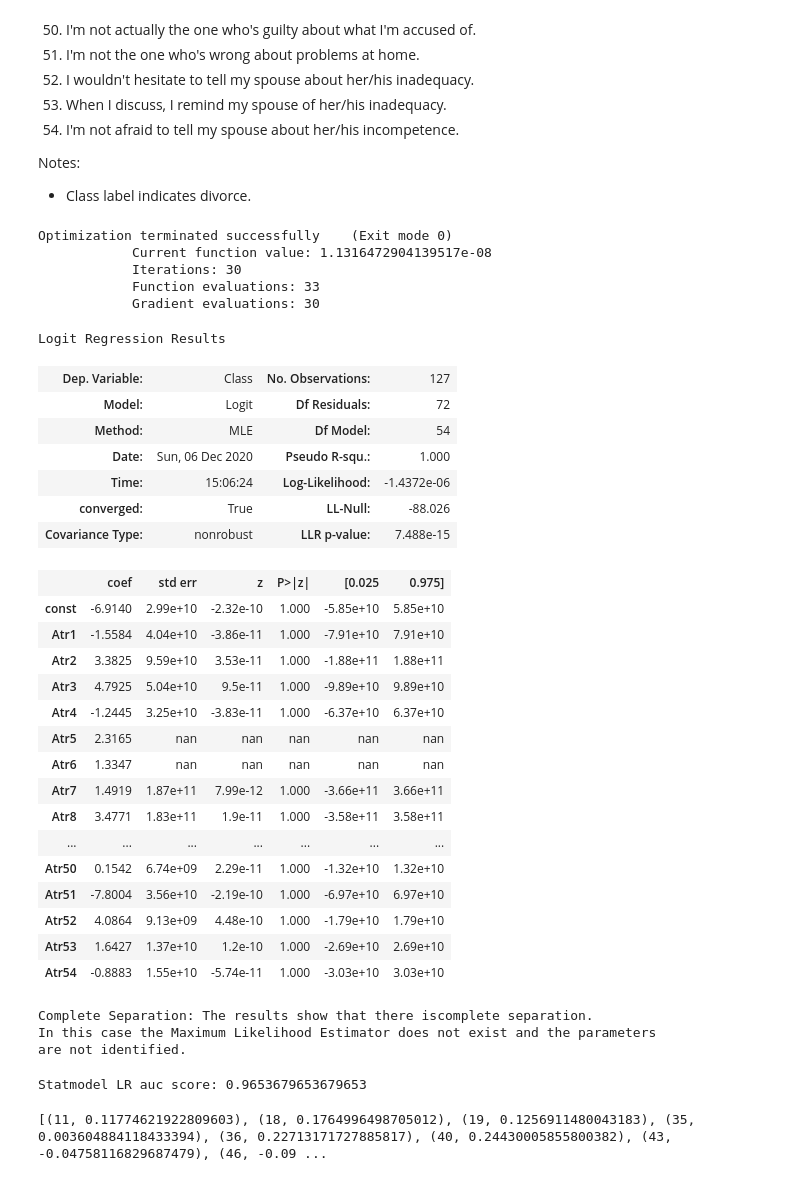
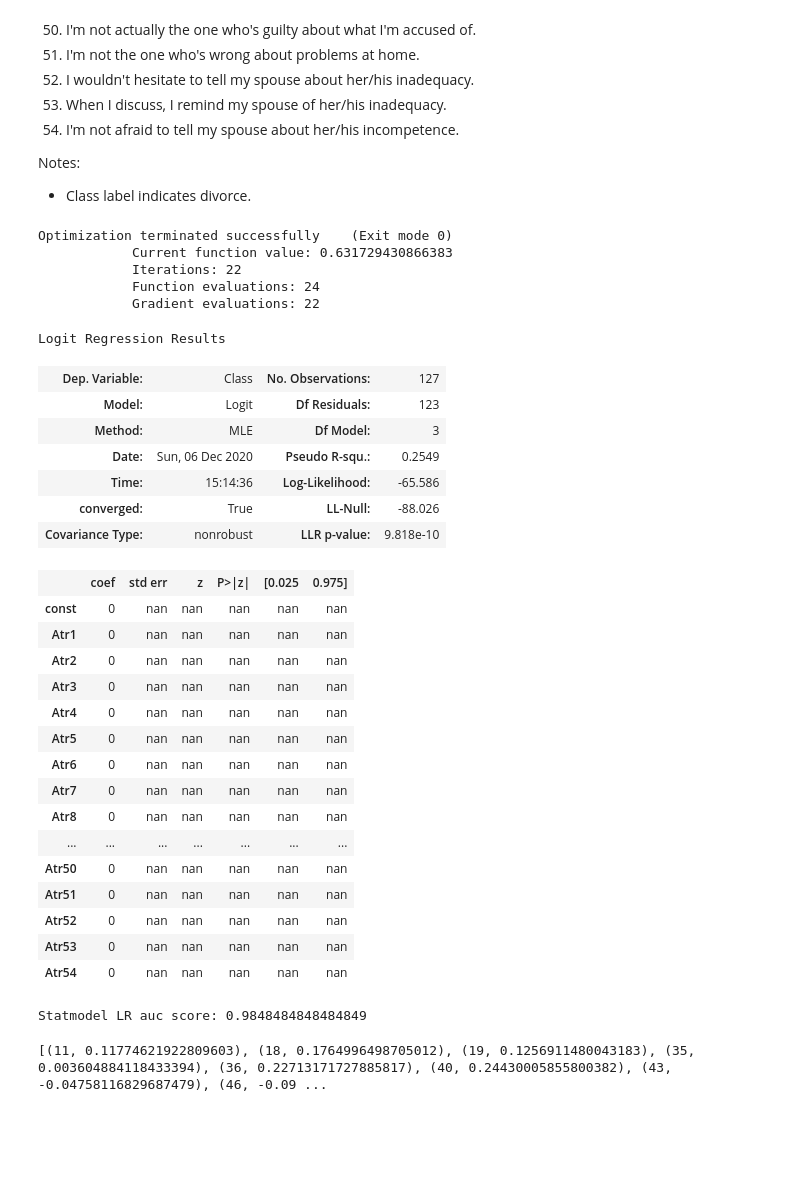
Before and after one commit to soniakhilesh/divorceanalytics, a Jupyter notebook: predict.ipynb, the cells around one changed output. Saved outputs shown, nothing was run; the diff lists cells and outputs as text; code cells hidden in the pictures; blank space fills up the shorter version.

Commit message:
STatmodel l1-not sure

```diff
--- a/predict.ipynb
+++ b/predict.ipynb
@@ -85,50 +85,47 @@ X_train, X_test, y_train, y_test = train_test_split(X, y, random_state=0,shuffle
 # %%
 # akhilesh: use statmodel to fit
 import statsmodels.api as sm
 model = sm.Logit(y_train, sm.add_constant(X_train)) #Define the model; sm.add_constant(X) adds an intercept term to the model
 # result = model.fit(maxiter=100,method='ncg') #Fit the model
-result = model.fit_regularized(maxiter=100,method='l1') #Fit the model
+result = model.fit_regularized(maxiter=100,method='l1',alpha=50) #Fit the model
 result.summary() #Print summary
 # %% [output]
 Optimization terminated successfully    (Exit mode 0)
-            Current function value: 1.1316472904139517e-08
-            Iterations: 30
-            Function evaluations: 33
-            Gradient evaluations: 30
+            Current function value: 0.631729430866383
+            Iterations: 22
+            Function evaluations: 24
+            Gradient evaluations: 22
 Logit Regression Results
 | Dep. Variable: | Class | No. Observations: | 127 |
-| Model: | Logit | Df Residuals: | 72 |
-| Method: | MLE | Df Model: | 54 |
-| Date: | Sun, 06 Dec 2020 | Pseudo R-squ.: | 1.000 |
-| Time: | 15:06:24 | Log-Likelihood: | -1.4372e-06 |
+| Model: | Logit | Df Residuals: | 123 |
+| Method: | MLE | Df Model: | 3 |
+| Date: | Sun, 06 Dec 2020 | Pseudo R-squ.: | 0.2549 |
+| Time: | 15:14:36 | Log-Likelihood: | -65.586 |
 | converged: | True | LL-Null: | -88.026 |
-| Covariance Type: | nonrobust | LLR p-value: | 7.488e-15 |
+| Covariance Type: | nonrobust | LLR p-value: | 9.818e-10 |
 |  | coef | std err | z | P>|z| | [0.025 | 0.975] |
-| const | -6.9140 | 2.99e+10 | -2.32e-10 | 1.000 | -5.85e+10 | 5.85e+10 |
-| Atr1 | -1.5584 | 4.04e+10 | -3.86e-11 | 1.000 | -7.91e+10 | 7.91e+10 |
-| Atr2 | 3.3825 | 9.59e+10 | 3.53e-11 | 1.000 | -1.88e+11 | 1.88e+11 |
-| Atr3 | 4.7925 | 5.04e+10 | 9.5e-11 | 1.000 | -9.89e+10 | 9.89e+10 |
-| Atr4 | -1.2445 | 3.25e+10 | -3.83e-11 | 1.000 | -6.37e+10 | 6.37e+10 |
-| Atr5 | 2.3165 | nan | nan | nan | nan | nan |
-| Atr6 | 1.3347 | nan | nan | nan | nan | nan |
-| Atr7 | 1.4919 | 1.87e+11 | 7.99e-12 | 1.000 | -3.66e+11 | 3.66e+11 |
-| Atr8 | 3.4771 | 1.83e+11 | 1.9e-11 | 1.000 | -3.58e+11 | 3.58e+11 |
+| const | 0 | nan | nan | nan | nan | nan |
+| Atr1 | 0 | nan | nan | nan | nan | nan |
+| Atr2 | 0 | nan | nan | nan | nan | nan |
+| Atr3 | 0 | nan | nan | nan | nan | nan |
+| Atr4 | 0 | nan | nan | nan | nan | nan |
+| Atr5 | 0 | nan | nan | nan | nan | nan |
+| Atr6 | 0 | nan | nan | nan | nan | nan |
+| Atr7 | 0 | nan | nan | nan | nan | nan |
+| Atr8 | 0 | nan | nan | nan | nan | nan |
 | ... | ... | ... | ... | ... | ... | ... |
-| Atr50 | 0.1542 | 6.74e+09 | 2.29e-11 | 1.000 | -1.32e+10 | 1.32e+10 |
-| Atr51 | -7.8004 | 3.56e+10 | -2.19e-10 | 1.000 | -6.97e+10 | 6.97e+10 |
-| Atr52 | 4.0864 | 9.13e+09 | 4.48e-10 | 1.000 | -1.79e+10 | 1.79e+10 |
-| Atr53 | 1.6427 | 1.37e+10 | 1.2e-10 | 1.000 | -2.69e+10 | 2.69e+10 |
-| Atr54 | -0.8883 | 1.55e+10 | -5.74e-11 | 1.000 | -3.03e+10 | 3.03e+10 |
+| Atr50 | 0 | nan | nan | nan | nan | nan |
+| Atr51 | 0 | nan | nan | nan | nan | nan |
+| Atr52 | 0 | nan | nan | nan | nan | nan |
+| Atr53 | 0 | nan | nan | nan | nan | nan |
+| Atr54 | 0 | nan | nan | nan | nan | nan |
-Complete Separation: The results show that there iscomplete separation.
-In this case the Maximum Likelihood Estimator does not exist and the parameters
-are not identified.
 # %%
 y_predict = model.predict(result.params,sm.add_constant(X_test))
 # calculate accuracy scores
 roc_auc= roc_auc_score(y_test, y_predict)
 print("Statmodel LR auc score:", roc_auc)
 # %% [output]
-Statmodel LR auc score: 0.9653679653679653
+Statmodel LR auc score: 0.9848484848484849
 # %%
 # zach LR Define L1 model
 l1_model = LogisticRegressionCV(Cs=10, cv=10, penalty='l1', scoring='roc_auc',
```
